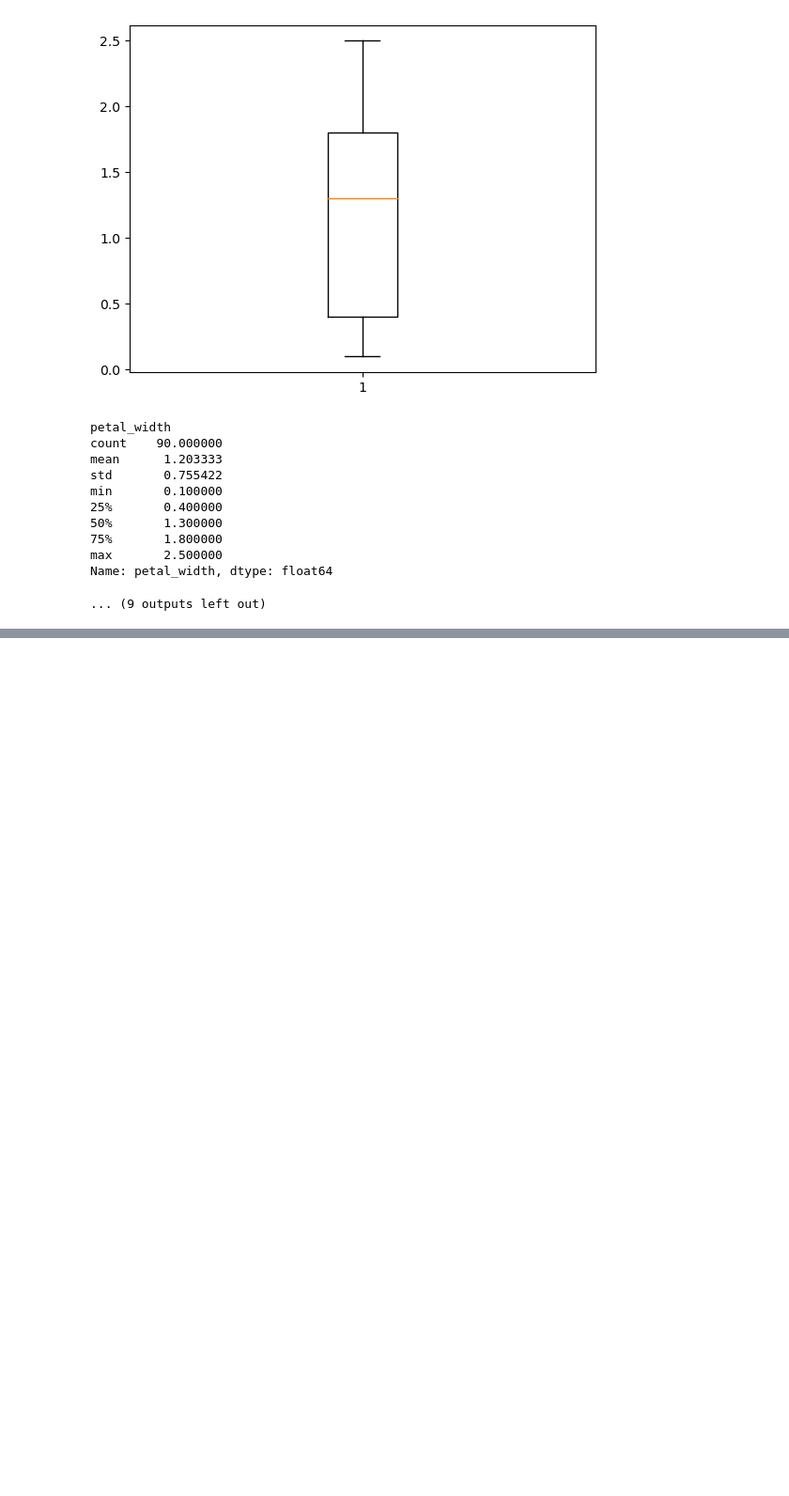
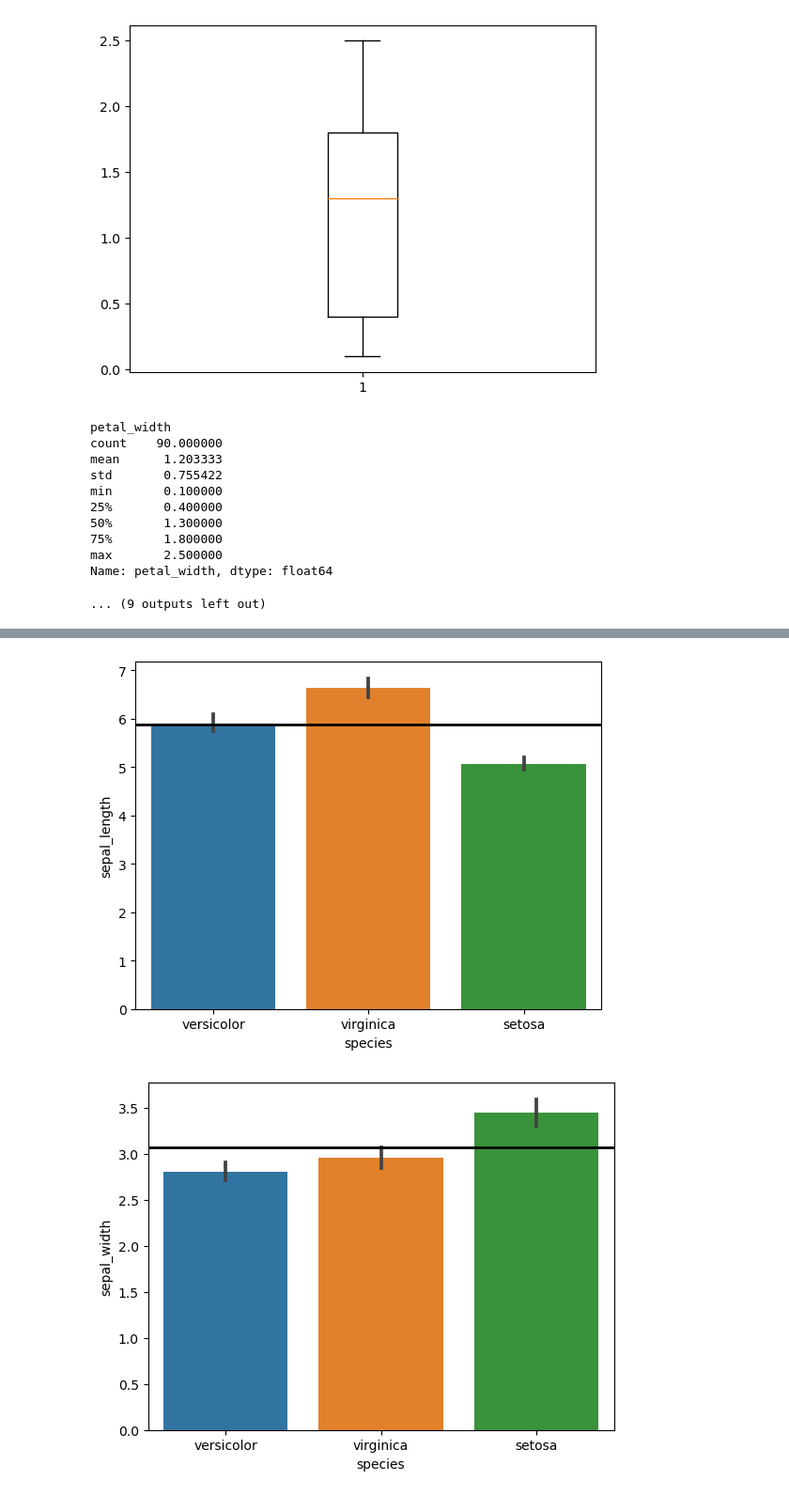
Before and after one commit to Divante222/classification_exercises, a Jupyter notebook: classification_exercises.ipynb, the cells around one changed output, grey strips where cells are left out. Shown: that part at 94% size. Cells and saved outputs as stored; diff of their text form; code cells hidden in the pictures; blank space fills up the shorter version.

```diff
--- a/classification_exercises.ipynb
+++ b/classification_exercises.ipynb
@@ -451,0 +594,12 @@ train
+# %%
+# data = data.drop(columns=['species'])
+# sns.barplot()
+the_columns = data.columns
+for i in range(len(data.columns)-1):
+
+    the_plot = sns.barplot(data = data, x = data.species, y = data.columns[i])
+    the_plot.axhline(data[the_columns[i]].mean(), color='k', lw=2)
+    plt.show()
+# %% [output]
+[figure, added]
+[figure, added]
```
Also changed, not shown: parts of 6 cells of this notebook.
